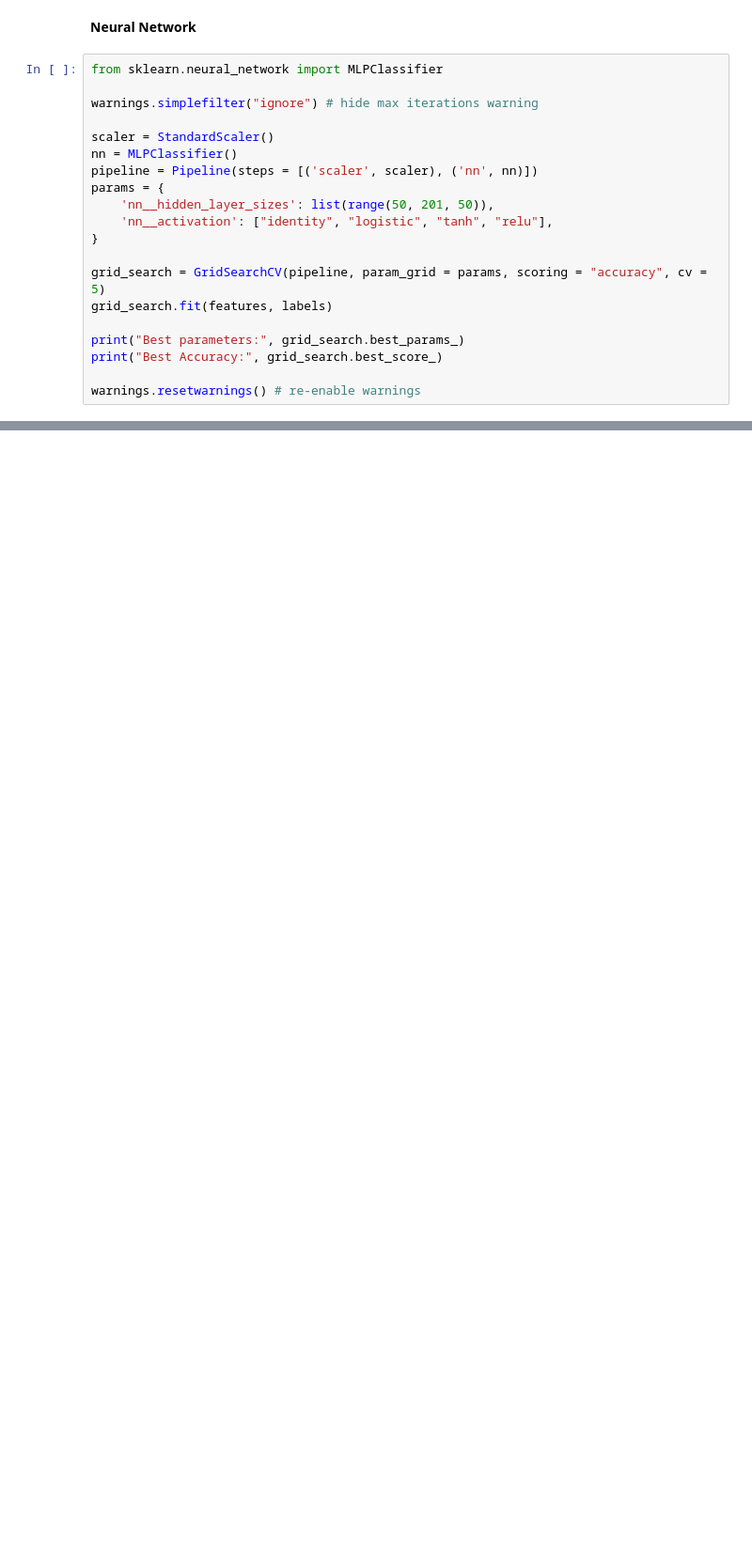
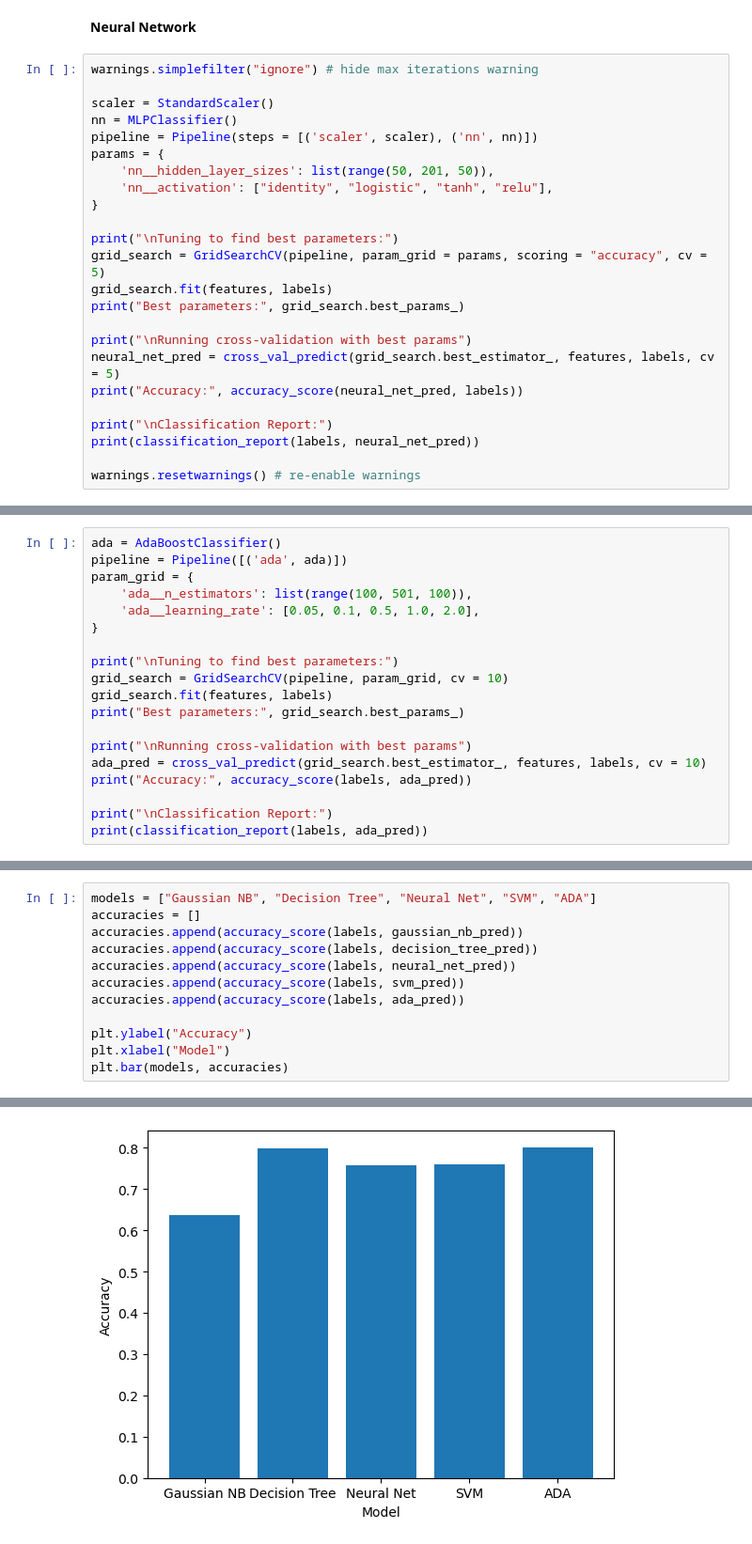
Before and after one commit to adriansacas/ml_final_project, a Jupyter notebook: FinalProject.ipynb, the cells around one changed output, grey strips where cells are left out. Shown at 94% size. Cells and saved outputs as stored; diff of their text form; blank space fills up the shorter version.

Commit message:
Added SVM and ADA classifiers. Fixed data leakage in grid searches. Added plot for accuracy of each model

```diff
--- a/FinalProject.ipynb
+++ b/FinalProject.ipynb
@@ -378,8 +410,6 @@ Best Accuracy: 0.7907344300822561
 # %% [markdown]
 **Neural Network**
 # %%
-from sklearn.neural_network import MLPClassifier
-
 warnings.simplefilter("ignore") # hide max iterations warning
 
 scaler = StandardScaler()
@@ -390,11 +420,17 @@ params = {
     'nn__activation': ["identity", "logistic", "tanh", "relu"],
 }
 
+print("\nTuning to find best parameters:")
 grid_search = GridSearchCV(pipeline, param_grid = params, scoring = "accuracy", cv = 5)
 grid_search.fit(features, labels)
+print("Best parameters:", grid_search.best_params_)
 
-print("Best parameters:", grid_search.best_params_)
-print("Best Accuracy:", grid_search.best_score_)
+print("\nRunning cross-validation with best params")
+neural_net_pred = cross_val_predict(grid_search.best_estimator_, features, labels, cv = 5)
+print("Accuracy:", accuracy_score(neural_net_pred, labels))
+
+print("\nClassification Report:")
+print(classification_report(labels, neural_net_pred))
 
 warnings.resetwarnings() # re-enable warnings
 # %% [output]
@@ -402,0 +493,19 @@ Best Accuracy: 0.7603055229142186
+# %%
+ada = AdaBoostClassifier()
+pipeline = Pipeline([('ada', ada)])
+param_grid = {
+    'ada__n_estimators': list(range(100, 501, 100)),
+    'ada__learning_rate': [0.05, 0.1, 0.5, 1.0, 2.0],
+}
+
+print("\nTuning to find best parameters:")
+grid_search = GridSearchCV(pipeline, param_grid, cv = 10)
+grid_search.fit(features, labels)
+print("Best parameters:", grid_search.best_params_)
+
+print("\nRunning cross-validation with best params")
+ada_pred = cross_val_predict(grid_search.best_estimator_, features, labels, cv = 10)
+print("Accuracy:", accuracy_score(labels, ada_pred))
+
+print("\nClassification Report:")
+print(classification_report(labels, ada_pred))
@@ -402,0 +530,13 @@ Best Accuracy: 0.7603055229142186
+# %%
+models = ["Gaussian NB", "Decision Tree", "Neural Net", "SVM", "ADA"]
+accuracies = []
+accuracies.append(accuracy_score(labels, gaussian_nb_pred))
+accuracies.append(accuracy_score(labels, decision_tree_pred))
+accuracies.append(accuracy_score(labels, neural_net_pred))
+accuracies.append(accuracy_score(labels, svm_pred))
+accuracies.append(accuracy_score(labels, ada_pred))
+
+plt.ylabel("Accuracy")
+plt.xlabel("Model")
+plt.bar(models, accuracies)
+# %% [output]
@@ -402,0 +544 @@ Best Accuracy: 0.7603055229142186
+[figure, added]
```
Also changed, not shown: parts of 13 cells of this notebook.
